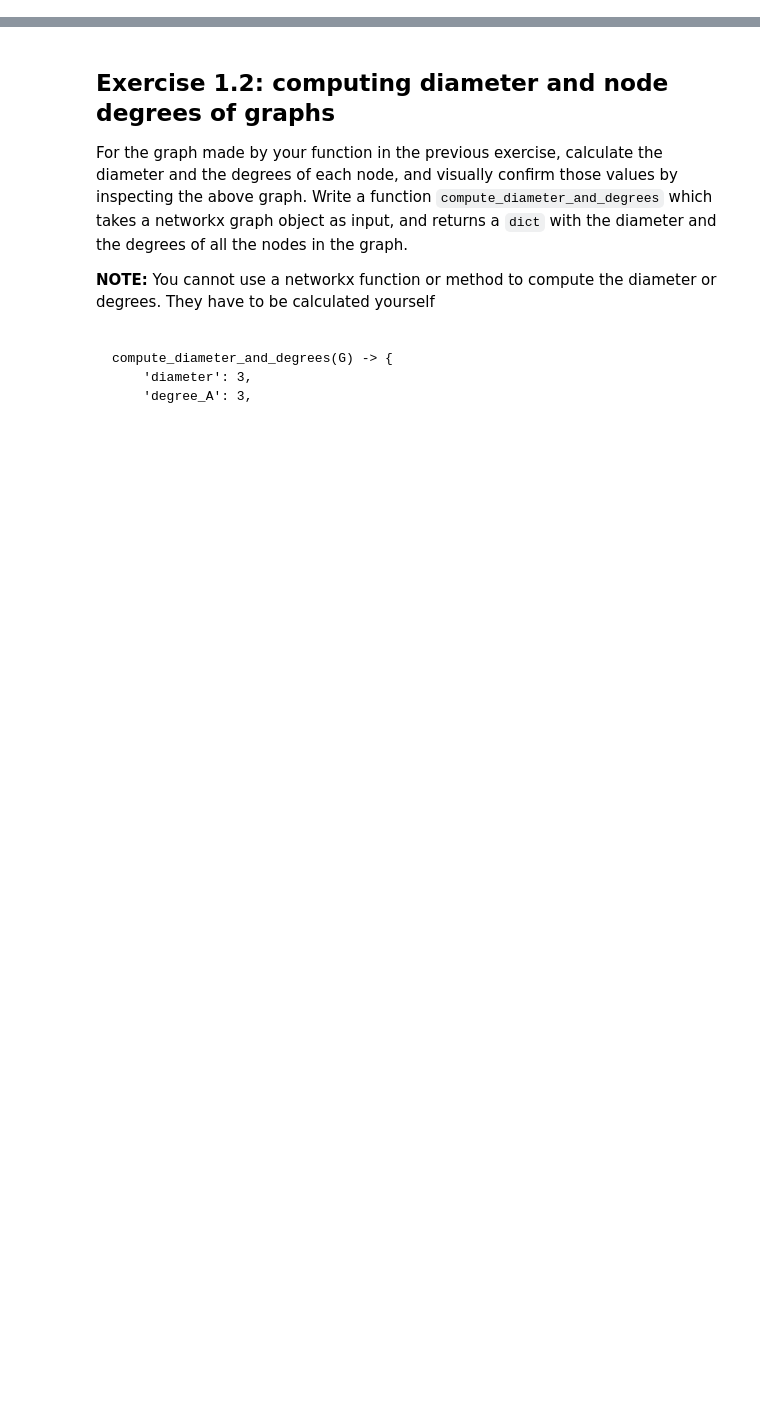
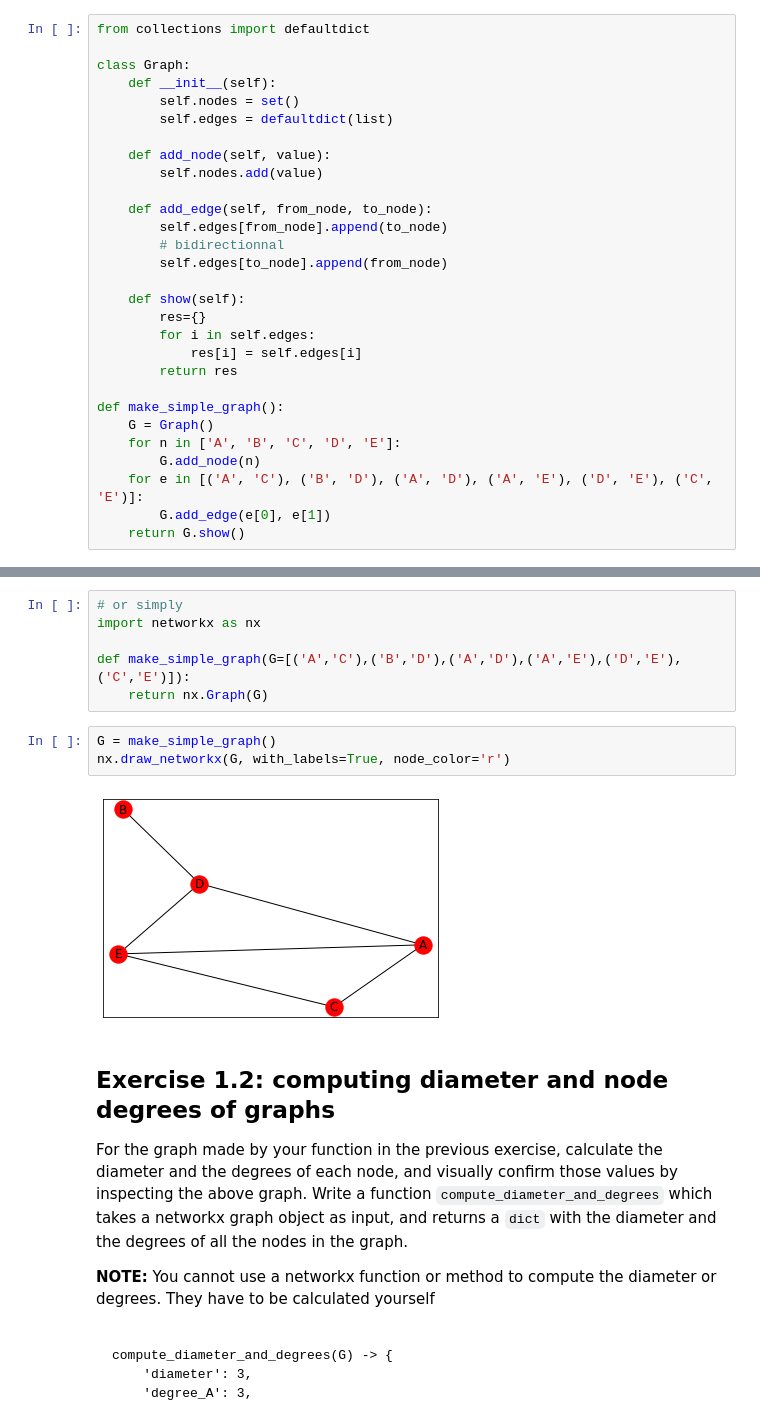
Before and after one commit to cb-ds-1/m1-11-networks, a Jupyter notebook: Workshop Graphs.ipynb, the cells around one changed output, grey strips where cells are left out. Saved outputs shown, nothing was run; the diff lists cells and outputs as text; blank space fills up the shorter version.

```diff
--- a/Workshop Graphs.ipynb
+++ b/Workshop Graphs.ipynb
@@ -4,3 +6,32 @@
 Write a function called make_simple_graph that returns the graph object that represents the following diagram:
 
 ![](exercise2.png)
+# %%
+from collections import defaultdict
+
+class Graph:
+    def __init__(self):
+        self.nodes = set()
+        self.edges = defaultdict(list)
+
+    def add_node(self, value):
+        self.nodes.add(value)
+
+    def add_edge(self, from_node, to_node):
+        self.edges[from_node].append(to_node)
+        # bidirectionnal
+        self.edges[to_node].append(from_node)
+
+    def show(self):
+        res={}
+        for i in self.edges:
+            res[i] = self.edges[i]
+        return res
+
+def make_simple_graph():
+    G = Graph()
+    for n in ['A', 'B', 'C', 'D', 'E']:
+        G.add_node(n)
+    for e in [('A', 'C'), ('B', 'D'), ('A', 'D'), ('A', 'E'), ('D', 'E'), ('C', 'E')]:
+        G.add_edge(e[0], e[1])
+    return G.show()
@@ -7,3 +46,14 @@ Write a function called make_simple_graph that returns the graph object that rep
+# %%
+# or simply
+import networkx as nx
+
+def make_simple_graph(G=[('A','C'),('B','D'),('A','D'),('A','E'),('D','E'),('C','E')]):
+    return nx.Graph(G)
+# %%
+G = make_simple_graph()
+nx.draw_networkx(G, with_labels=True, node_color='r')
+# %% [output]
+[figure, added]
 # %% [markdown]
 ## Exercise 1.2: computing diameter and node degrees of graphs
 
```
Also changed, not shown: parts of 16 cells of this notebook.
